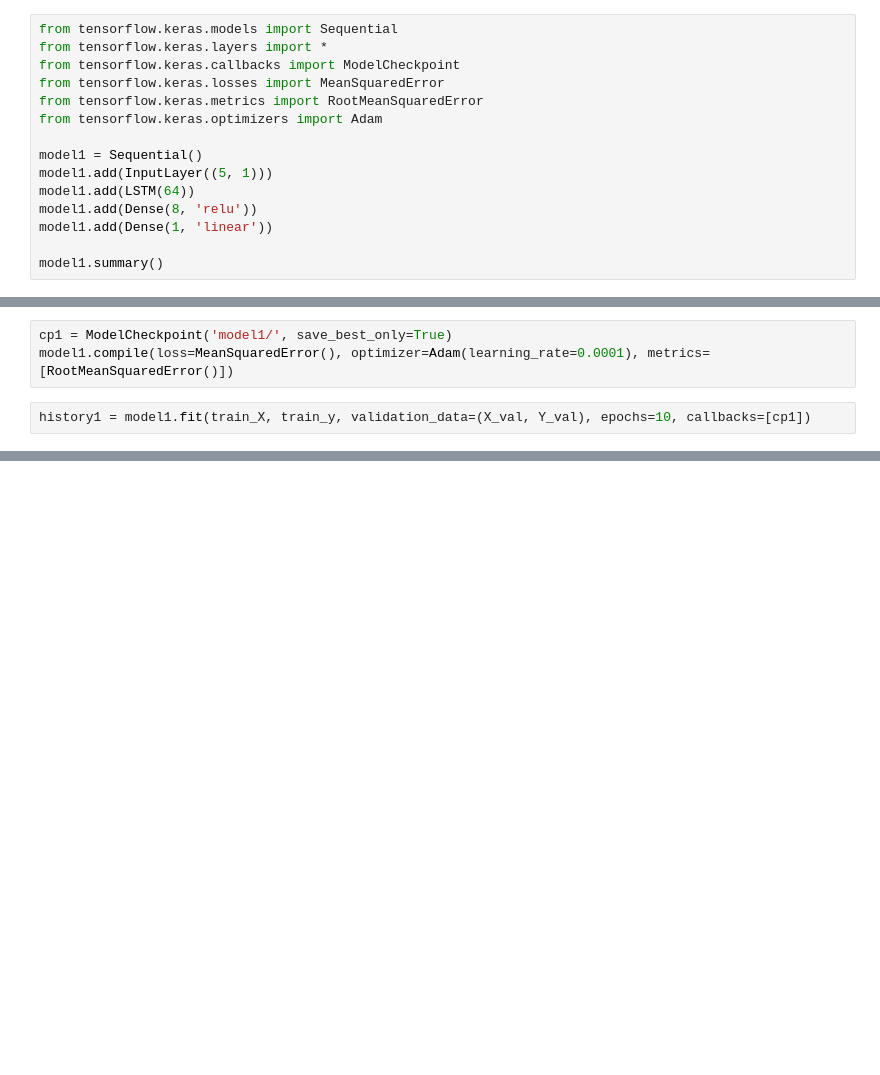
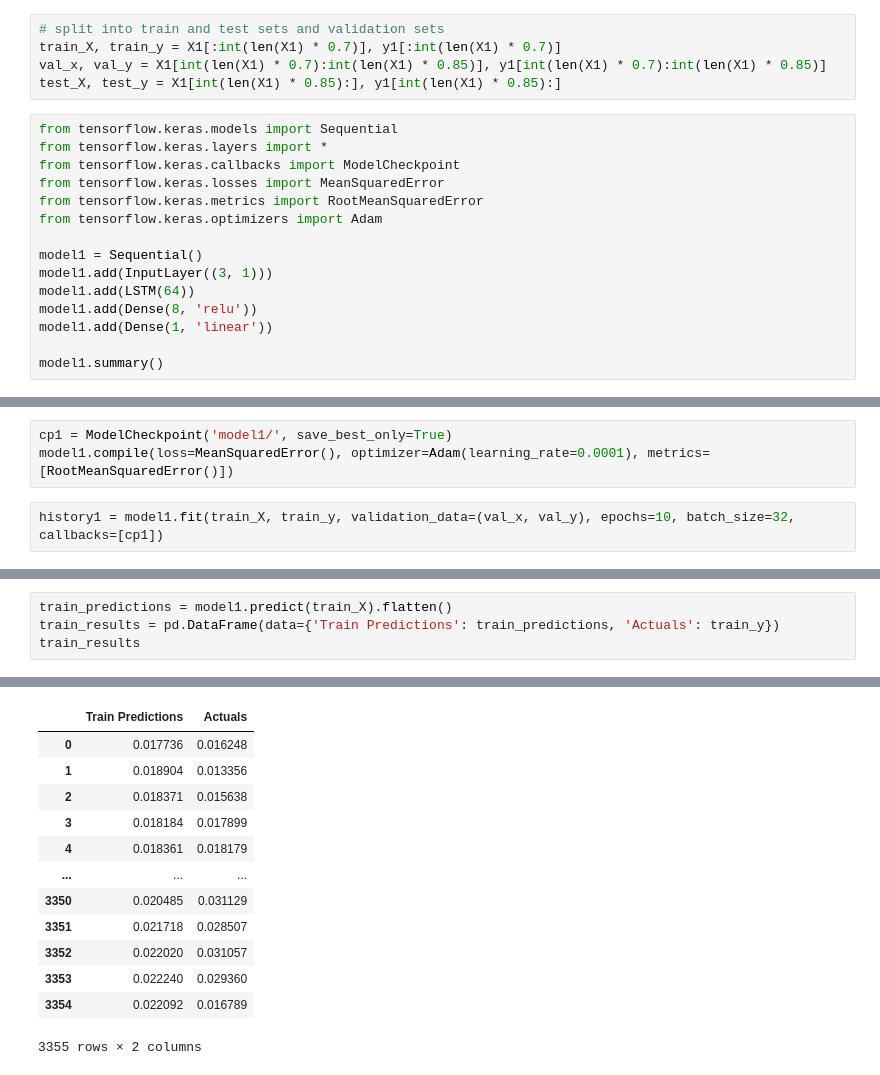
Before and after one commit to DanielPortes/CE4, a Jupyter notebook: mm.py.ipynb, the cells around one changed output, grey strips where cells are left out. Saved outputs shown, nothing was run; the diff lists cells and outputs as text; blank space fills up the shorter version.

Commit message:
predictions 1v

```diff
--- a/mm.py.ipynb
+++ b/mm.py.ipynb
@@ -202,3 +240,8 @@ X_train, X_val, Y_train, Y_val = train_test_split(X_train, Y_train, test_size=0.
+# %%
+# split into train and test sets and validation sets
+train_X, train_y = X1[:int(len(X1) * 0.7)], y1[:int(len(X1) * 0.7)]
+val_x, val_y = X1[int(len(X1) * 0.7):int(len(X1) * 0.85)], y1[int(len(X1) * 0.7):int(len(X1) * 0.85)]
+test_X, test_y = X1[int(len(X1) * 0.85):], y1[int(len(X1) * 0.85):]
 # %%
 from tensorflow.keras.models import Sequential
 from tensorflow.keras.layers import *
@@ -208,7 +251,7 @@ from tensorflow.keras.metrics import RootMeanSquaredError
 from tensorflow.keras.optimizers import Adam
 
 model1 = Sequential()
-model1.add(InputLayer((5, 1)))
+model1.add(InputLayer((3, 1)))
 model1.add(LSTM(64))
 model1.add(Dense(8, 'relu'))
 model1.add(Dense(1, 'linear'))
@@ -234,5 +277,5 @@ _________________________________________________________________
 cp1 = ModelCheckpoint('model1/', save_best_only=True)
 model1.compile(loss=MeanSquaredError(), optimizer=Adam(learning_rate=0.0001), metrics=[RootMeanSquaredError()])
 # %%
-history1 = model1.fit(train_X, train_y, validation_data=(X_val, Y_val), epochs=10, callbacks=[cp1])
+history1 = model1.fit(train_X, train_y, validation_data=(val_x, val_y), epochs=10, batch_size=32, callbacks=[cp1])
 # %% [output]
@@ -239,0 +299,5 @@ NameError: name 'train_X' is not defined
+# %%
+train_predictions = model1.predict(train_X).flatten()
+train_results = pd.DataFrame(data={'Train Predictions': train_predictions, 'Actuals': train_y})
+train_results
+# %% [output]
@@ -239,0 +305,13 @@ NameError: name 'train_X' is not defined
+|  | Train Predictions | Actuals |
+| 0 | 0.017736 | 0.016248 |
+| 1 | 0.018904 | 0.013356 |
+| 2 | 0.018371 | 0.015638 |
+| 3 | 0.018184 | 0.017899 |
+| 4 | 0.018361 | 0.018179 |
+| ... | ... | ... |
+| 3350 | 0.020485 | 0.031129 |
+| 3351 | 0.021718 | 0.028507 |
+| 3352 | 0.022020 | 0.031057 |
+| 3353 | 0.022240 | 0.029360 |
+| 3354 | 0.022092 | 0.016789 |
+3355 rows × 2 columns
```
Also changed, not shown: parts of 24 cells of this notebook.
